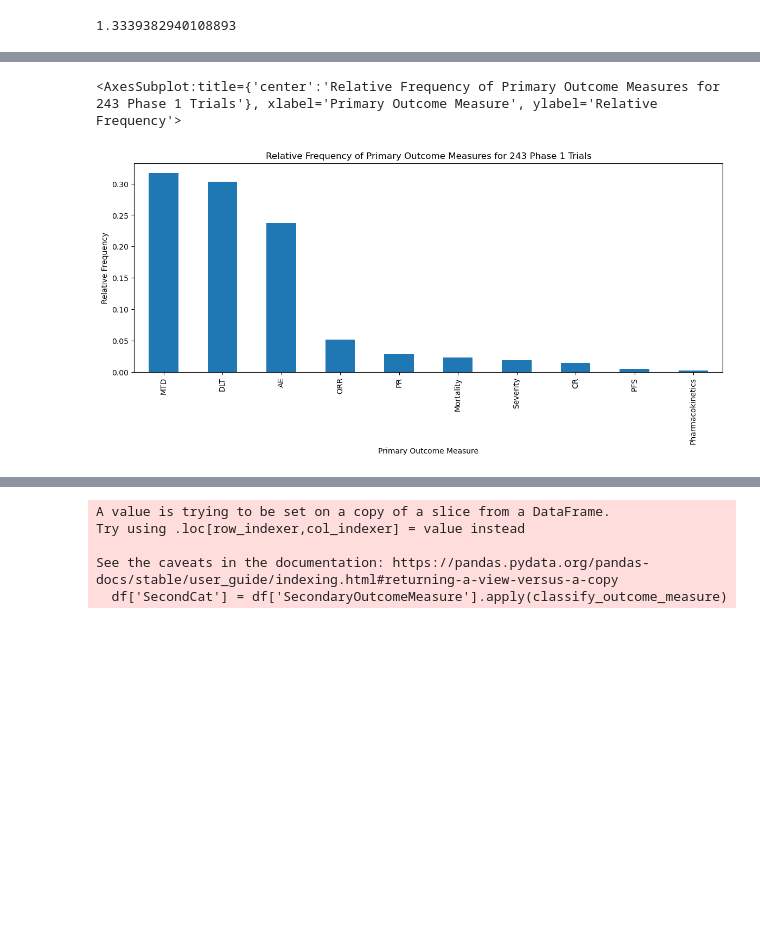
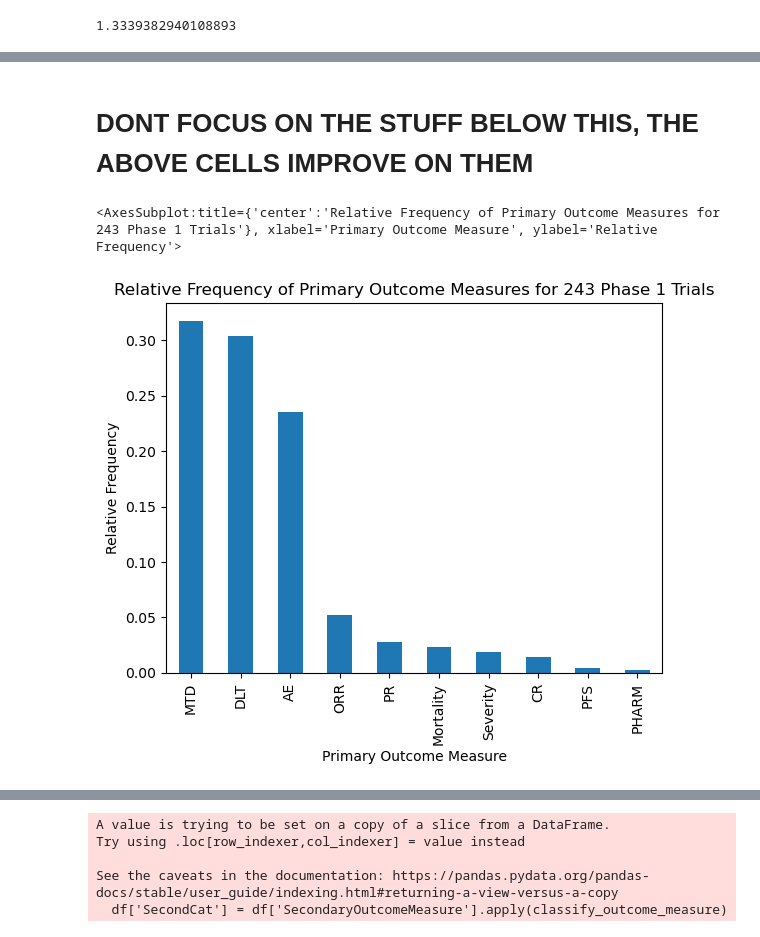
Before and after one commit to Bloomh/Immunai-PFS-Project, a Jupyter notebook: api_request.ipynb, the cells around one changed output, grey strips where cells are left out. Cells and saved outputs as stored; diff of their text form; code cells hidden in the pictures; blank space fills up the shorter version.

Commit message:
Improved graphing capabilities

```diff
--- a/api_request.ipynb
+++ b/api_request.ipynb
@@ -264,7 +264,7 @@ def classify_outcome_measure(outcome_measure):
             return 'PR'
     for keyword in pharmaco_keywords:
         if keyword in outcome_measure.lower():
-            return 'Pharmacokinetics'
+            return 'PHARM'
     # if "pharmaco" in outcome_measure.lower():
     #     for keyword in cmax_keywords:
     #         if keyword in outcome_measure.lower():
@@ -288,6 +288,7 @@ def classify_outcome_measure(outcome_measure):
 # %%
 # Apply the function to the dataframe
 df['PrimaryCat'] = df['PrimaryOutcomeMeasure'].apply(classify_outcome_measure)
+df['SecondCat'] = df['SecondaryOutcomeMeasure'].apply(classify_outcome_measure)
 # %% [output]
 A value is trying to be set on a copy of a slice from a DataFrame.
 Try using .loc[row_indexer,col_indexer] = value instead
@@ -346,14 +427,16 @@ def get_phase(rows):
+# %% [markdown]
+# DONT FOCUS ON THE STUFF BELOW THIS, THE ABOVE CELLS IMPROVE ON THEM
 # %%
 # count how many studies are in each phase (matters since phase 1 also has "early phase 1")
 phase_counts = {}
 for i in range(1, 5):
     phase_counts["Phase " + str(i)] = per_study[per_study["Phase"].str.contains(str(i))].shape[0]
 # %%
-plt.figure(figsize=(14,5))
+plt.figure()
 classifiedcounts = df[(df['PrimaryCat'] != 'Unclassified') & (df['Phase'] == 'Phase 1')]['PrimaryCat'].value_counts()
 classifiedcounts /= classifiedcounts.sum()
 classifiedcounts.plot(kind='bar', title=f'Relative Frequency of Primary Outcome Measures for {phase_counts["Phase 1"]} Phase 1 Trials', xlabel='Primary Outcome Measure', ylabel='Relative Frequency')
 # %% [output]
 <AxesSubplot:title={'center':'Relative Frequency of Primary Outcome Measures for 243 Phase 1 Trials'}, xlabel='Primary Outcome Measure', ylabel='Relative Frequency'>
-[figure, old version]
+[figure, new version]
 # %%
```
Also changed, not shown: parts of 18 cells of this notebook, 1 other file.
